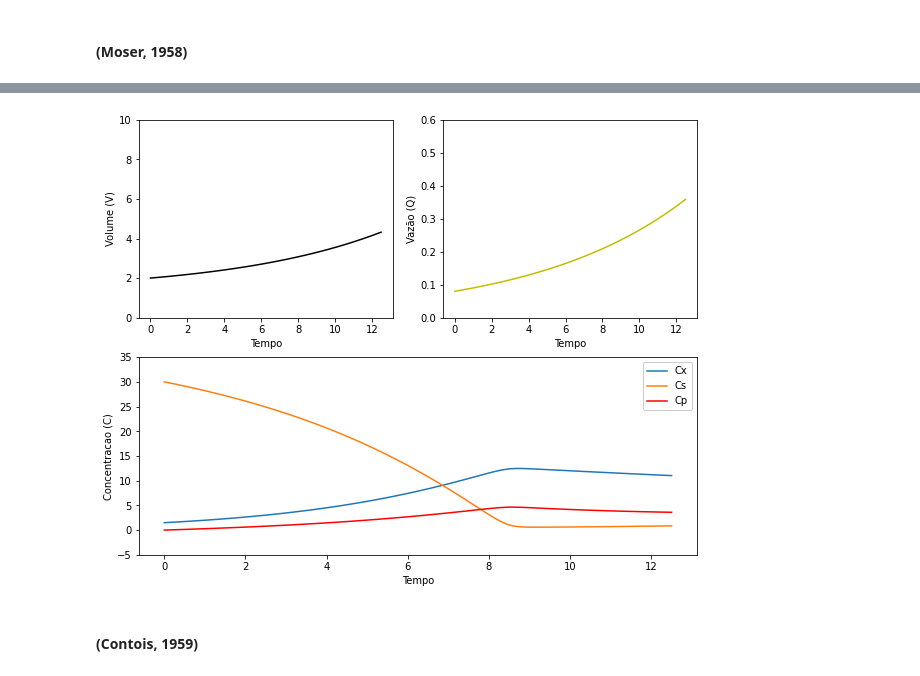
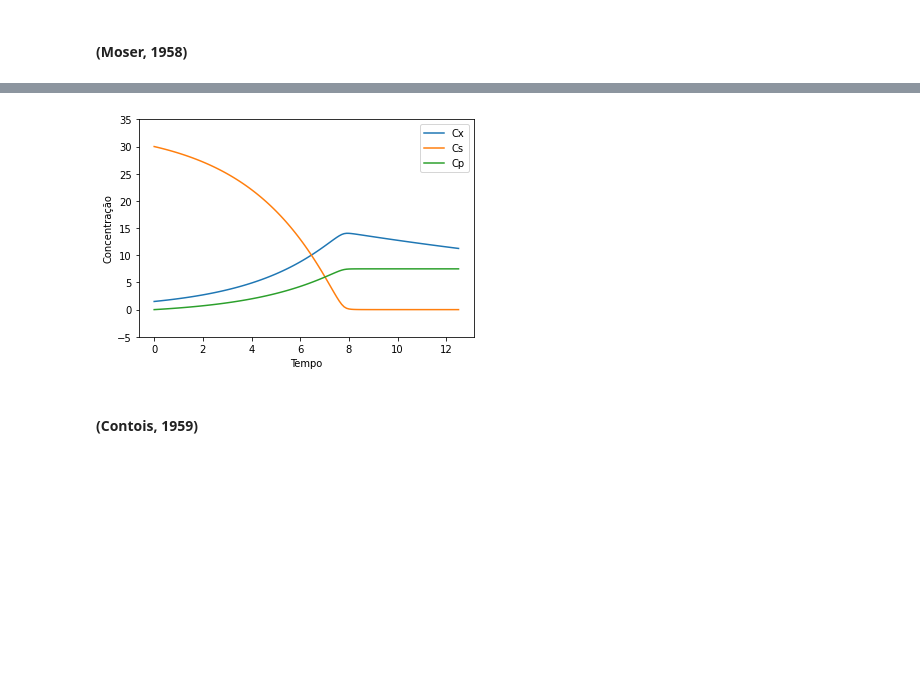
Before and after one commit to VitorMazziero/Processos-Fermentativos, a Jupyter notebook: Modelos Cineticos para Simulação - Batelada Alimentada.ipynb, the cells around one changed output, grey strips where cells are left out. Saved outputs shown, nothing was run; the diff lists cells and outputs as text; code cells hidden in the pictures; blank space fills up the shorter version.

```diff
--- a/Modelos Cineticos para Simulação - Batelada Alimentada.ipynb
+++ b/Modelos Cineticos para Simulação - Batelada Alimentada.ipynb
@@ -348,15 +229,10 @@ Cpe = 0
 # %% [markdown]
 Unindo as funções Cx_Var, Cs_Var e Cp_Var descritas anteriormente em **C_Var** :
 # %%
-def C_Var(C, t, μ, Kd, Yxs, α, β, Kdp, Q0, V0, δ, Cxe, Cse, Cpe):
-    # Vazão exponencial
-    Q = Q0*(np.exp(δ*t))
-    V = V0 + (Q0/δ)*(np.exp(δ*t)-1)
-    D = Q/V
-
-    dCxdt = D*Cxe + (μ-Kd-D)*C[0] #Eq. (5)
-    dCsdt = D*(Cse - C[1]) - μ*C[0]/Yxs #Eq. (10)
-    dCpdt = D*(Cpe - C[2]) + α*μ*C[0]+β*C[0]-Kdp*C[2] #Eq. (16)
+def C_Var(C, t, μ, Kd, Yxs, α, β, Kdp):
+    dCxdt = (μ-Kd)*C[0] #Eq. (3)
+    dCsdt = - (μ*C[0]/Yxs) #Eq. (8)
+    dCpdt = α*μ*C[0]+β*C[0]-Kdp*C[2] #Eq. (13)
     return (dCxdt, dCsdt, dCpdt)
 # %% [markdown]
 Integrando e gerando os gráficos:
@@ -528,5 +355,5 @@ $\frac{\mathrm{dC_{s}} }{\mathrm{d} t} = D(C_{se}-C_{s}) - (\frac{C_{x}}{Y_{\fra
 # %%
-# Simulação - (Moser, 1958) Batelada alimentada
+# Simulação - (Moser, 1958)
 
 # -*- coding: utf-8 -*-
 """
@@ -537,84 +364,53 @@ Created on Wed Sep  7 15:36:42 2022
 
 import numpy as np
 import matplotlib.pyplot as plt
 from scipy.integrate import odeint
 
 # Condições iniciais
 Cx0 = 1.5 # Concentração inicial de células (inóculo) - C[0]
 Cs0 = 30 # Concentração inicial de substrato - C[1]
 Cp0 = 0 # Concentração inicial de produto - - C[2]
 
 C = [Cx0, Cs0, Cp0]
 
 # Parâmetros para crescimento celular
 μmax = 0.35
-Ks = 0.75 # Constante de meia saturação
-Kd = 0
+Ks = 0.75
+Kd = 0.05
 
 # Parâmetros para consumo de substrato
 Yxs = 0.5
 
+#Parâmetro de ajuste
+n = 1.25
+
 # Parâmetros para formação de produto
 α = 0.5
 β = 0
-Kdp = 0.1
-
-#Parâmetro de ajuste
-n = 1.8
-
-# Parâmetros operacionais
-Q0 = 0.12
-V0 = 2.0
-δ = 0.1
-
-#Concentrações de alimentação
-Cxe = 0
-Cse = 20
-Cpe = 0
+Kdp = 0
 
 # Vetor tempo
 t=np.arange(0,12.6, 0.1) # Variação do tempo
 
-def C_Var(C, t, μmax, Kd, Ks, Yxs, α, β, n, Kdp, Q0, V0, δ, Cxe, Cse, Cpe):
-    # Vazão exponencial
-    Q = Q0*(np.exp(δ*t))
-    V = V0 + (Q0/δ)*(np.exp(β*t)-1)
-    D = Q/V
-
-    μ = ((μmax*(C[1])**n))/(Ks+(C[1])**n) #Eq. (17)
-    dCxdt = D*Cxe + (μ-Kd-D)*C[0] #Eq. (5)
-    dCsdt = D*(Cse - C[1]) - μ*C[0]/Yxs #Eq. (10)
-    dCpdt = D*(Cpe - C[2]) + α*μ*C[0]+β*C[0]-Kdp*C[2] #Eq. (15)
+def C_Var(C, t, μmax, n, Ks, Kd, Yxs, α, β, Kdp):
+    μ=((μmax*(C[1])**n))/(Ks+(C[1])**n) #Eq. (17)
+    dCxdt = (μ-Kd)*C[0]
+    dCsdt = - (μ*C[0]/Yxs)
+    dCpdt = α*μ*C[0]+β*C[0]-Kdp*C[2]
     return (dCxdt, dCsdt, dCpdt)
 
-Result = odeint(C_Var, C, t, args=(μmax, Kd, Ks, Yxs, α, β, n, Kdp, Q0, V0, δ, Cxe, Cse, Cpe))
+Result = odeint(C_Var, C, t, args=(μmax, n, Ks, Kd, Yxs, α, β, Kdp))
 
-fig = plt.subplots(figsize=(10, 8))
-
-ax1 = plt.subplot(212)
-ax1.plot(t, Result[:, 0], label='Cx')
-ax1.plot(t, Result[:, 1], label='Cs')
-ax1.plot(t, Result[:, 2], label='Cp',  color = 'r')
-ax1.set_ylabel('Concentracao (C)')
-ax1.set_ylim([-5, 35])
-ax1.set_xlabel('Tempo')
-ax1.legend(facecolor='white', framealpha=1)
-
-ax2 = plt.subplot(221)
-ax2.plot(t,V,  color = 'k')
-ax2.set_ylabel('Volume (V)')
-ax2.set_ylim([0, 10])
-ax2.set_xlabel('Tempo')
-
-ax3 = plt.subplot(222)
-ax3.plot(t,Q,  color = 'y')
-ax3.set_ylabel('Vazão (Q)')
-ax3.set_ylim([0, 0.6])
-ax3.set_xlabel('Tempo')
-
+plt.plot(t, Result[:, 0], label='Cx')
+plt.plot(t, Result[:, 1], label='Cs')
+plt.plot(t, Result[:, 2], label='Cp')
+plt.ylim([-5, 35])
+plt.xlabel('Tempo')
+plt.ylabel('Concentração')
+plt.legend()
 plt.show()
 # %% [output]
-[figure, old version]
+[figure, new version]
 # %% [markdown]
 #### (Contois, 1959)
 # %% [markdown]
```
Also changed, not shown: parts of 72 cells of this notebook.
